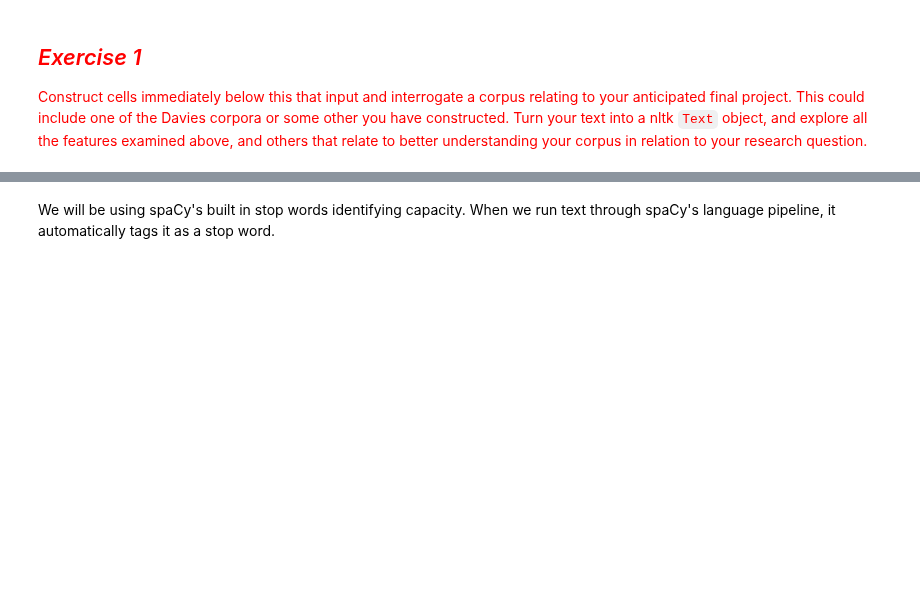
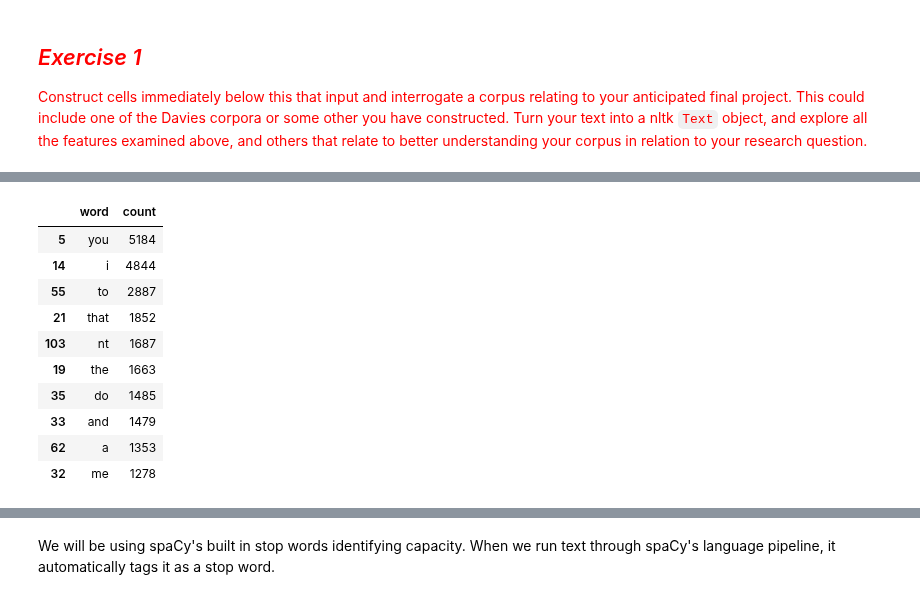
Before and after one commit to michplunkett/computational-content-analysis, a Jupyter notebook: 2-Counting Words & Phrases to Trace the Distribution of Meaning.ipynb, the cells around one changed output, grey strips where cells are left out. Drawn from its saved outputs; the diff is of its cells as text; code cells hidden in the pictures; blank space fills up the shorter version.

```diff
--- a/2-Counting Words & Phrases to Trace the Distribution of Meaning.ipynb
+++ b/2-Counting Words & Phrases to Trace the Distribution of Meaning.ipynb
@@ -380,3 +541,6 @@ relating to your anticipated final project. This could include one of the Davies
 some other you have constructed. Turn your text into a nltk `Text` object, and explore all
 the features examined above, and others that relate to better understanding your corpus in
 relation to your research question. </font>
+# %%
+soap_folder_path = "data/SOAP"
+soap_raw_text = load_corpus(soap_folder_path)
@@ -382,0 +605,17 @@ relation to your research question. </font>
+# %%
+# Counting words and sorting them.
+counted_soap_text = word_counter(tokenized_soap_text)
+counted_soap_text.sort_values("count", ascending=False, inplace=True)
+counted_soap_text[:10]
+# %% [output]
+|  | word | count |
+| 5 | you | 5184 |
+| 14 | i | 4844 |
+| 55 | to | 2887 |
+| 21 | that | 1852 |
+| 103 | nt | 1687 |
+| 19 | the | 1663 |
+| 35 | do | 1485 |
+| 33 | and | 1479 |
+| 62 | a | 1353 |
+| 32 | me | 1278 |
```
Also changed, not shown: parts of 42 cells of this notebook.
